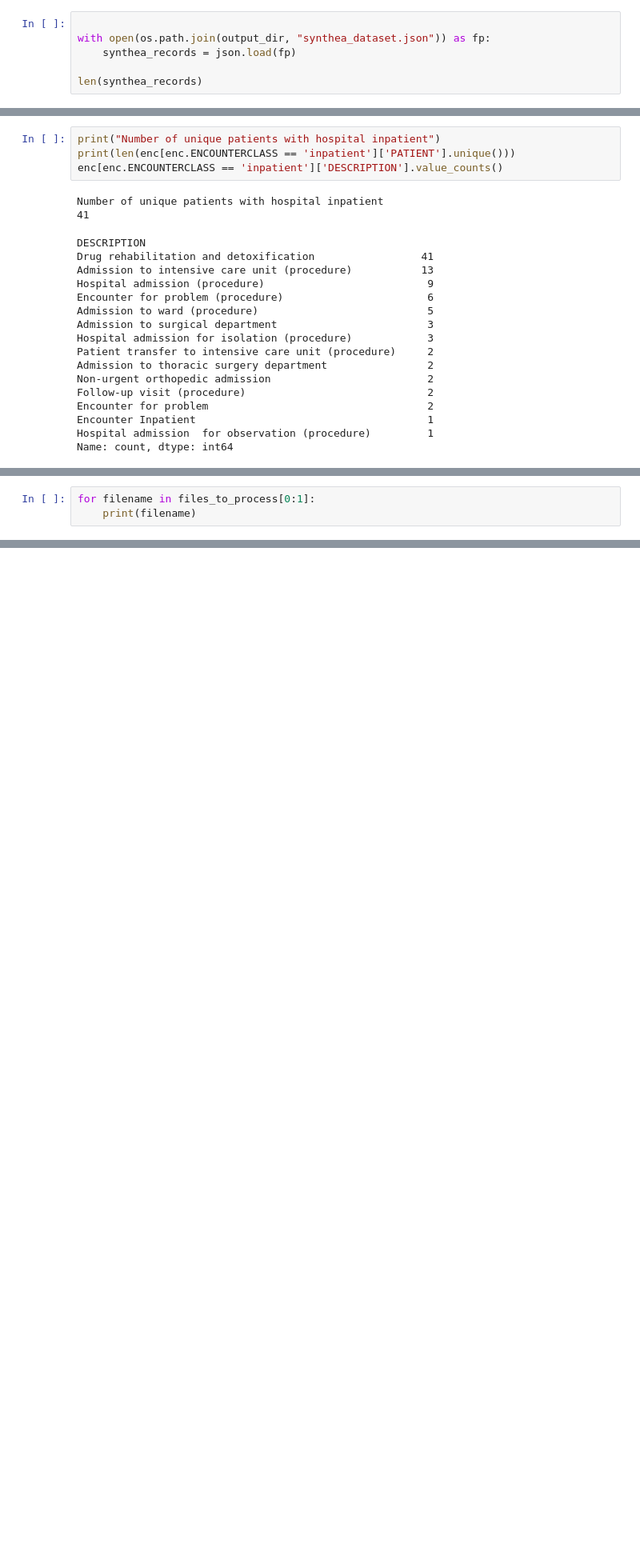
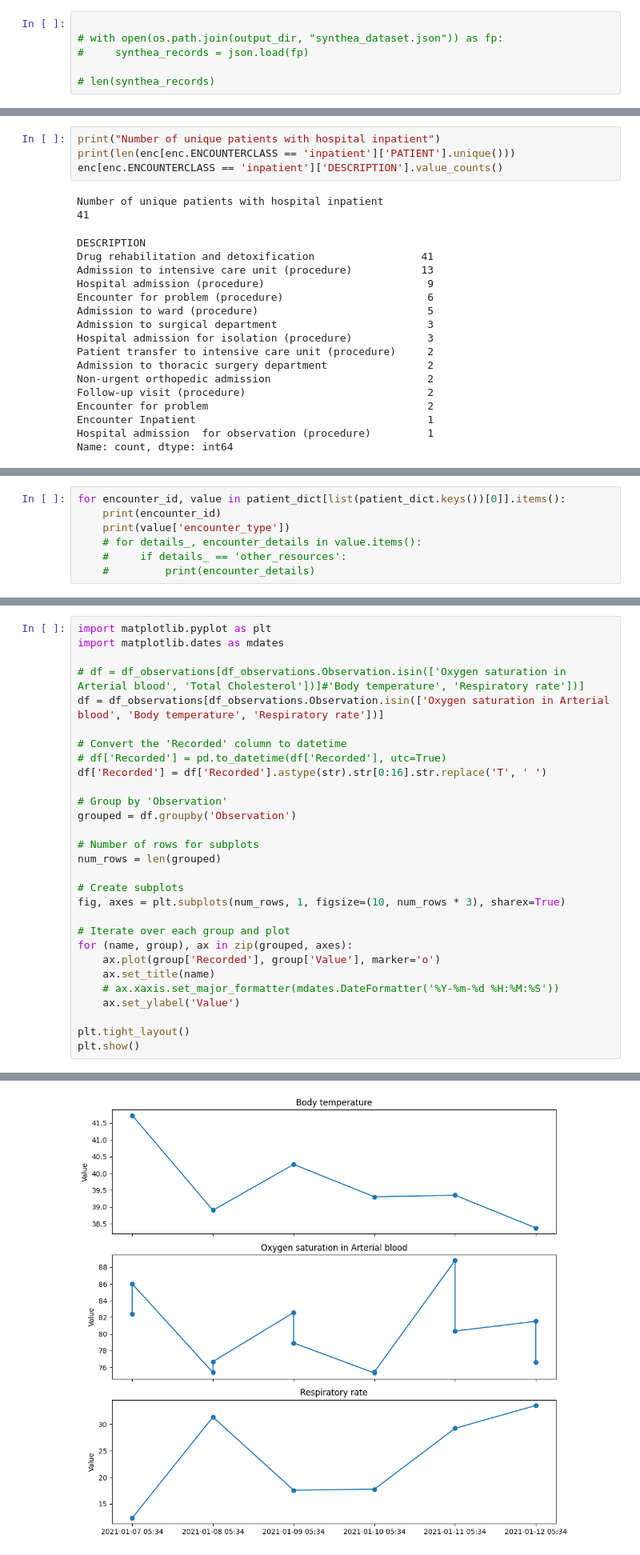
Before and after one commit to zmek/privfp-poc-zk, a Jupyter notebook: notebooks/ZK_01_explore_dataset.ipynb, the cells around one changed output, grey strips where cells are left out. Shown: that part at 80% size. Cells and saved outputs as stored; diff of their text form; blank space fills up the shorter version.

```diff
--- a/notebooks/ZK_01_explore_dataset.ipynb
+++ b/notebooks/ZK_01_explore_dataset.ipynb
@@ -26,7 +26,7 @@ export_directory = os.path.join(output_dir, "synthea")
 The Synthea dataset only saves records of the type specified in expt_config.synthea.encounter_type at the time the experiment was run. Not that useful here
 # %%
 
-with open(os.path.join(output_dir, "synthea_dataset.json")) as fp:
-    synthea_records = json.load(fp)
+# with open(os.path.join(output_dir, "synthea_dataset.json")) as fp:
+#     synthea_records = json.load(fp)
 
-len(synthea_records)
+# len(synthea_records)
@@ -130,3 +141,0 @@ os.listdir(output_dir)
-# %%
-for filename in files_to_process[0:1]:
-    print(filename)
@@ -198,0 +218,7 @@ Rodrick370_West559_43dfe830-5af7-2baf-a37d-a48d0161d1e2.json
+# %%
+for encounter_id, value in patient_dict[list(patient_dict.keys())[0]].items():
+    print(encounter_id)
+    print(value['encounter_type'])
+    # for details_, encounter_details in value.items():
+    #     if details_ == 'other_resources':
+    #         print(encounter_details)
@@ -609,0 +649,30 @@ With the raw NER results generated, experiments will move to individual notebook
+# %%
+import matplotlib.pyplot as plt
+import matplotlib.dates as mdates
+
+# df = df_observations[df_observations.Observation.isin(['Oxygen saturation in Arterial blood', 'Total Cholesterol'])]#'Body temperature', 'Respiratory rate'])]
+df = df_observations[df_observations.Observation.isin(['Oxygen saturation in Arterial blood', 'Body temperature', 'Respiratory rate'])]
+
+# Convert the 'Recorded' column to datetime
+# df['Recorded'] = pd.to_datetime(df['Recorded'], utc=True)
+df['Recorded'] = df['Recorded'].astype(str).str[0:16].str.replace('T', ' ')
+
+# Group by 'Observation'
+grouped = df.groupby('Observation')
+
+# Number of rows for subplots
+num_rows = len(grouped)
+
+# Create subplots
+fig, axes = plt.subplots(num_rows, 1, figsize=(10, num_rows * 3), sharex=True)
+
+# Iterate over each group and plot
+for (name, group), ax in zip(grouped, axes):
+    ax.plot(group['Recorded'], group['Value'], marker='o')
+    ax.set_title(name)
+    # ax.xaxis.set_major_formatter(mdates.DateFormatter('%Y-%m-%d %H:%M:%S'))
+    ax.set_ylabel('Value')
+
+plt.tight_layout()
+plt.show()
+# %% [output]
@@ -609,0 +684 @@ With the raw NER results generated, experiments will move to individual notebook
+[figure, added]
```
Also changed, not shown: parts of 59 cells of this notebook, 1 other file.
